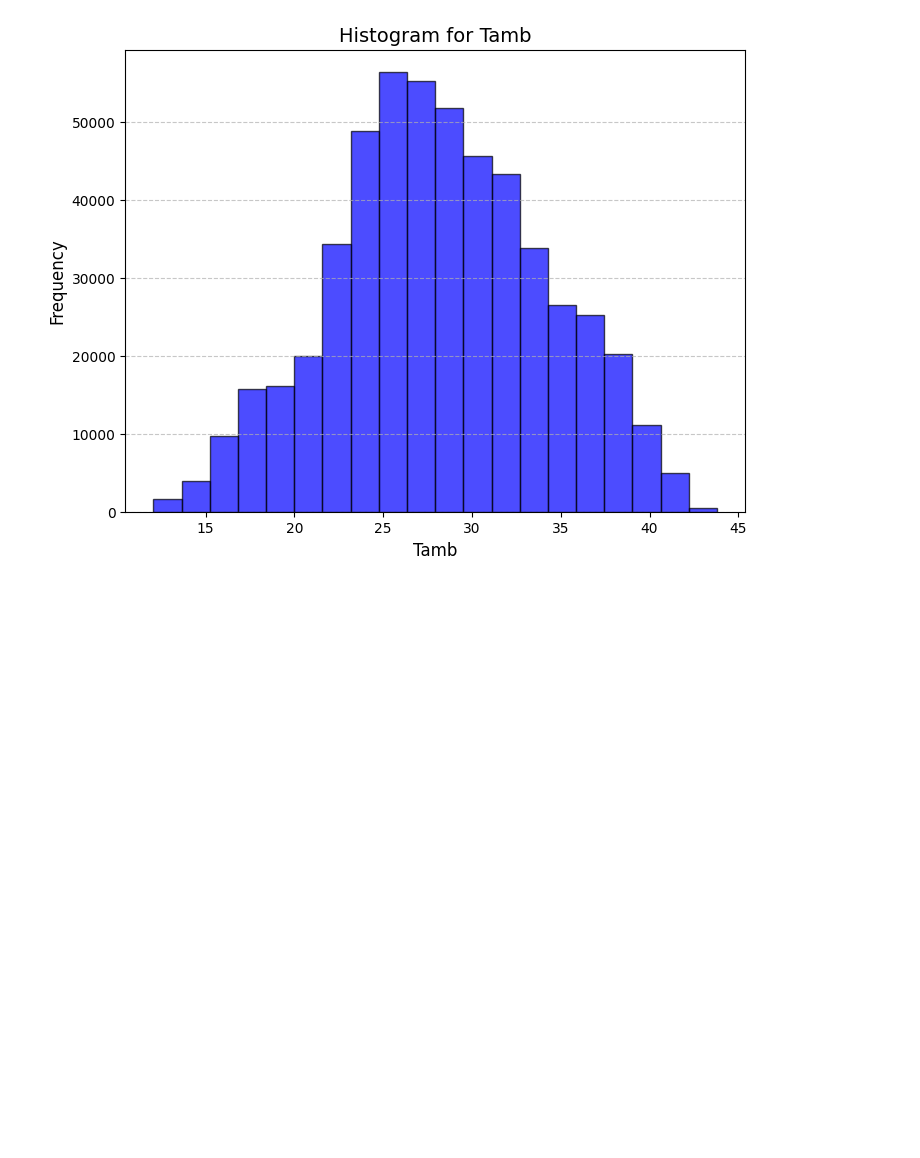
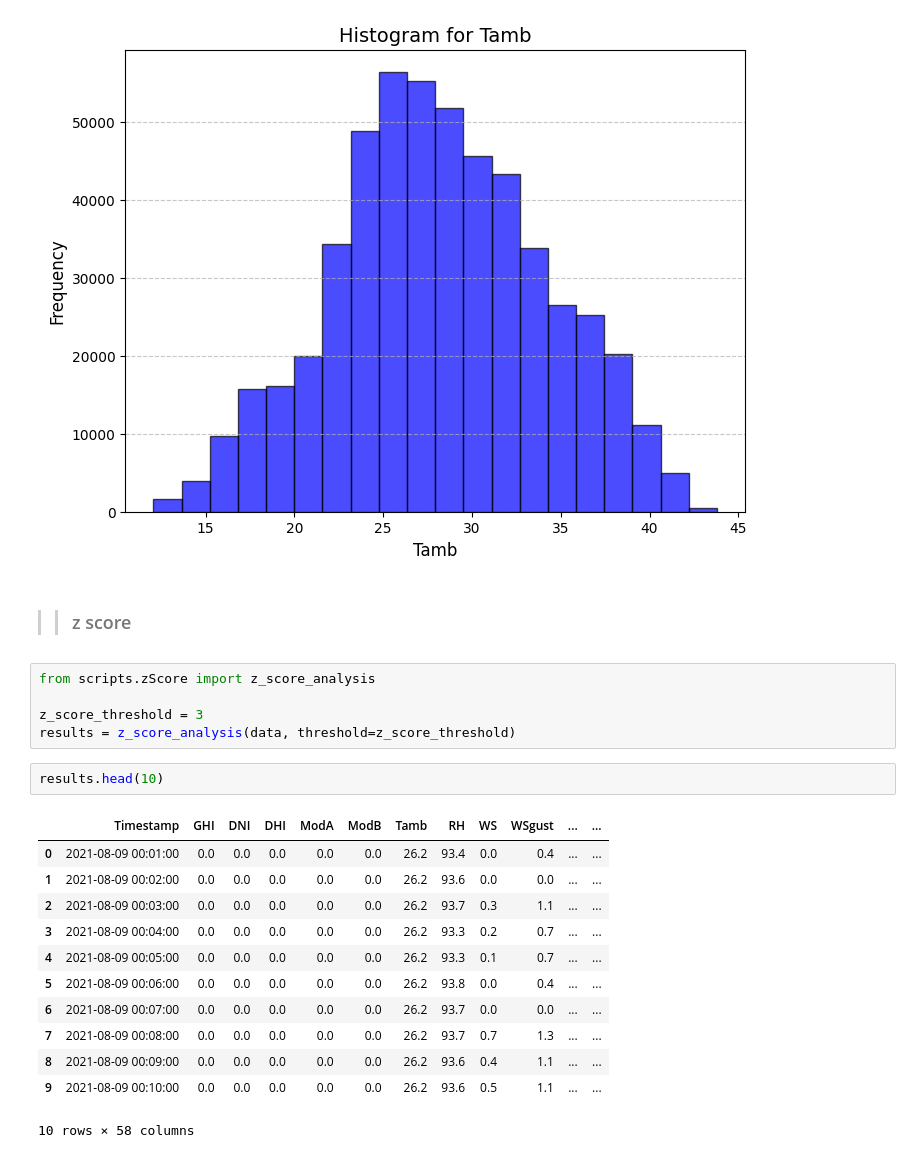
Before and after one commit to naolatomsa/MoonLight-Energy-Solutions-, a Jupyter notebook: notebooks/beninMalanville.ipynb, the cells around one changed output. Drawn from its saved outputs; the diff is of its cells as text; blank space fills up the shorter version.

Commit message:
zcore analysis

```diff
--- a/notebooks/beninMalanville.ipynb
+++ b/notebooks/beninMalanville.ipynb
@@ -553,3 +553,25 @@ plot_histograms(data, columns=columns_to_plot, bins=20, color='blue')
 [figure]
 [figure]
 [figure]
+# %% [markdown]
+>> ### z score
+# %%
+from scripts.zScore import z_score_analysis
+
+z_score_threshold = 3
+results = z_score_analysis(data, threshold=z_score_threshold)
+# %%
+results.head(10)
+# %% [output]
+|  | Timestamp | GHI | DNI | DHI | ModA | ModB | Tamb | RH | WS | WSgust | ... | ... |
+| 0 | 2021-08-09 00:01:00 | 0.0 | 0.0 | 0.0 | 0.0 | 0.0 | 26.2 | 93.4 | 0.0 | 0.4 | ... | ... |
+| 1 | 2021-08-09 00:02:00 | 0.0 | 0.0 | 0.0 | 0.0 | 0.0 | 26.2 | 93.6 | 0.0 | 0.0 | ... | ... |
+| 2 | 2021-08-09 00:03:00 | 0.0 | 0.0 | 0.0 | 0.0 | 0.0 | 26.2 | 93.7 | 0.3 | 1.1 | ... | ... |
+| 3 | 2021-08-09 00:04:00 | 0.0 | 0.0 | 0.0 | 0.0 | 0.0 | 26.2 | 93.3 | 0.2 | 0.7 | ... | ... |
+| 4 | 2021-08-09 00:05:00 | 0.0 | 0.0 | 0.0 | 0.0 | 0.0 | 26.2 | 93.3 | 0.1 | 0.7 | ... | ... |
+| 5 | 2021-08-09 00:06:00 | 0.0 | 0.0 | 0.0 | 0.0 | 0.0 | 26.2 | 93.8 | 0.0 | 0.4 | ... | ... |
+| 6 | 2021-08-09 00:07:00 | 0.0 | 0.0 | 0.0 | 0.0 | 0.0 | 26.2 | 93.7 | 0.0 | 0.0 | ... | ... |
+| 7 | 2021-08-09 00:08:00 | 0.0 | 0.0 | 0.0 | 0.0 | 0.0 | 26.2 | 93.7 | 0.7 | 1.3 | ... | ... |
+| 8 | 2021-08-09 00:09:00 | 0.0 | 0.0 | 0.0 | 0.0 | 0.0 | 26.2 | 93.6 | 0.4 | 1.1 | ... | ... |
+| 9 | 2021-08-09 00:10:00 | 0.0 | 0.0 | 0.0 | 0.0 | 0.0 | 26.2 | 93.6 | 0.5 | 1.1 | ... | ... |
+10 rows × 58 columns
```
Also changed, not shown: 4 other files.
